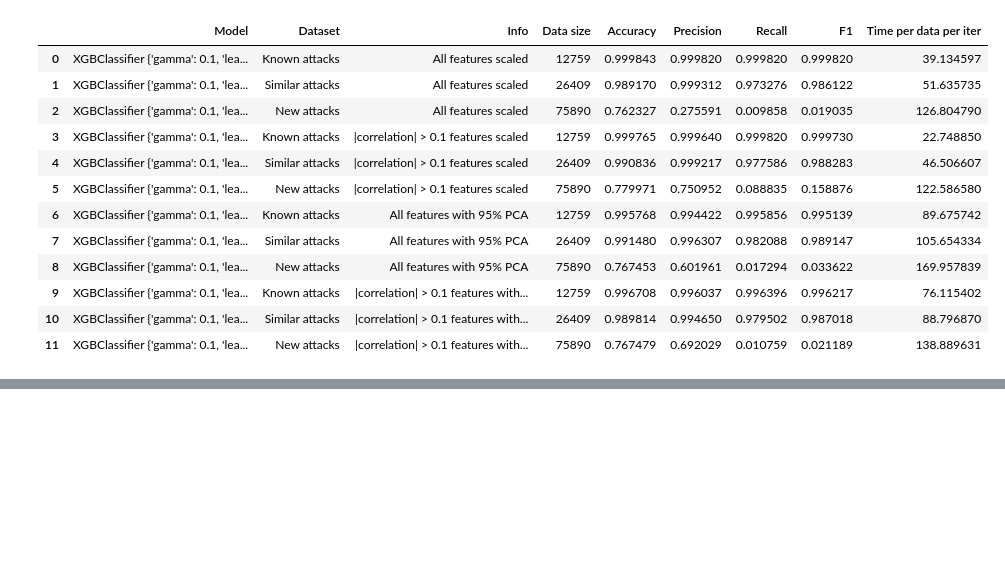
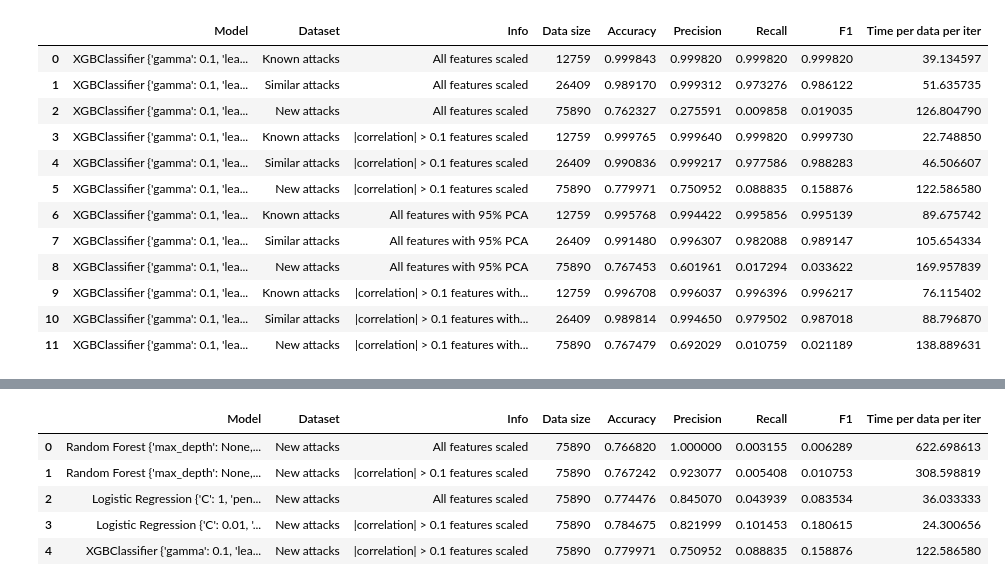
Before and after one commit to ibrahimmkhalid/data-245-project, a Jupyter notebook: results_analysis.ipynb, the cells around one changed output, grey strips where cells are left out. Cells and saved outputs as stored; diff of their text form; code cells hidden in the pictures; blank space fills up the shorter version.

```diff
--- a/results_analysis.ipynb
+++ b/results_analysis.ipynb
@@ -87,0 +136,9 @@ df[df["Model"].str.contains("Random Forest")].reset_index(drop=True)
+# %%
+bu.display(dataset="New", sort_by="Precision", ascending=False, top=5)
+# %% [output]
+|  | Model | Dataset | Info | Data size | Accuracy | Precision | Recall | F1 | Time per data per iter |
+| 0 | Random Forest {'max_depth': None,... | New attacks | All features scaled | 75890 | 0.766820 | 1.000000 | 0.003155 | 0.006289 | 622.698613 |
+| 1 | Random Forest {'max_depth': None,... | New attacks | |correlation| > 0.1 features scaled | 75890 | 0.767242 | 0.923077 | 0.005408 | 0.010753 | 308.598819 |
+| 2 | Logistic Regression {'C': 1, 'pen... | New attacks | All features scaled | 75890 | 0.774476 | 0.845070 | 0.043939 | 0.083534 | 36.033333 |
+| 3 | Logistic Regression {'C': 0.01, '... | New attacks | |correlation| > 0.1 features scaled | 75890 | 0.784675 | 0.821999 | 0.101453 | 0.180615 | 24.300656 |
+| 4 | XGBClassifier {'gamma': 0.1, 'lea... | New attacks | |correlation| > 0.1 features scaled | 75890 | 0.779971 | 0.750952 | 0.088835 | 0.158876 | 122.586580 |
```
Also changed, not shown: parts of 11 cells of this notebook, 1 other file.
